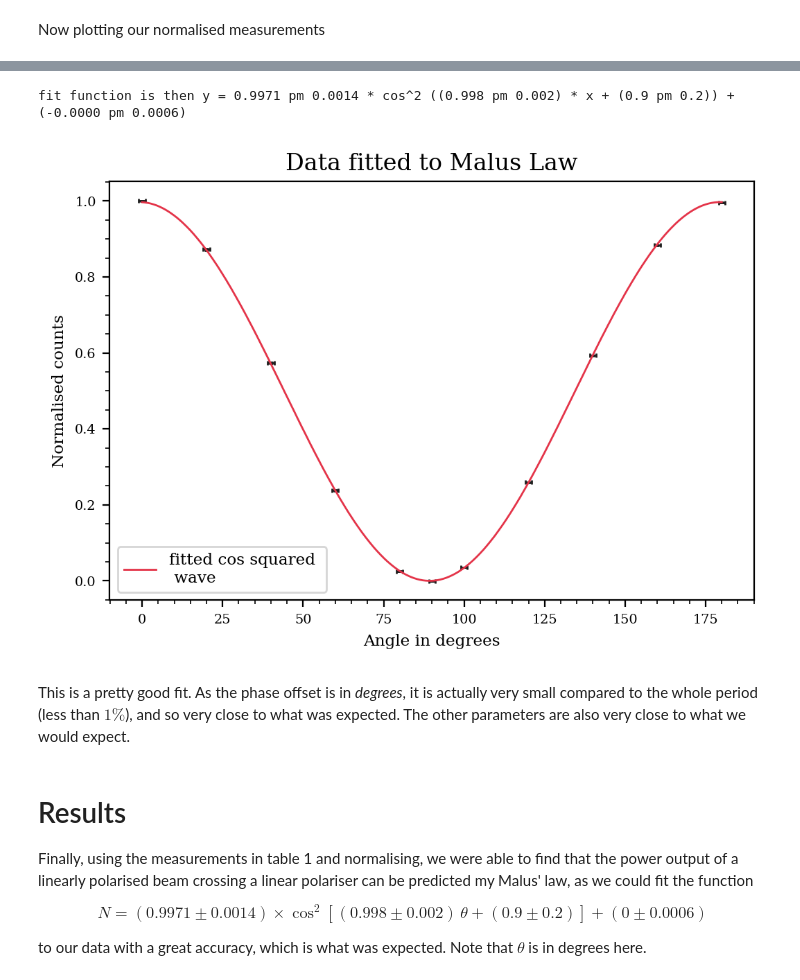
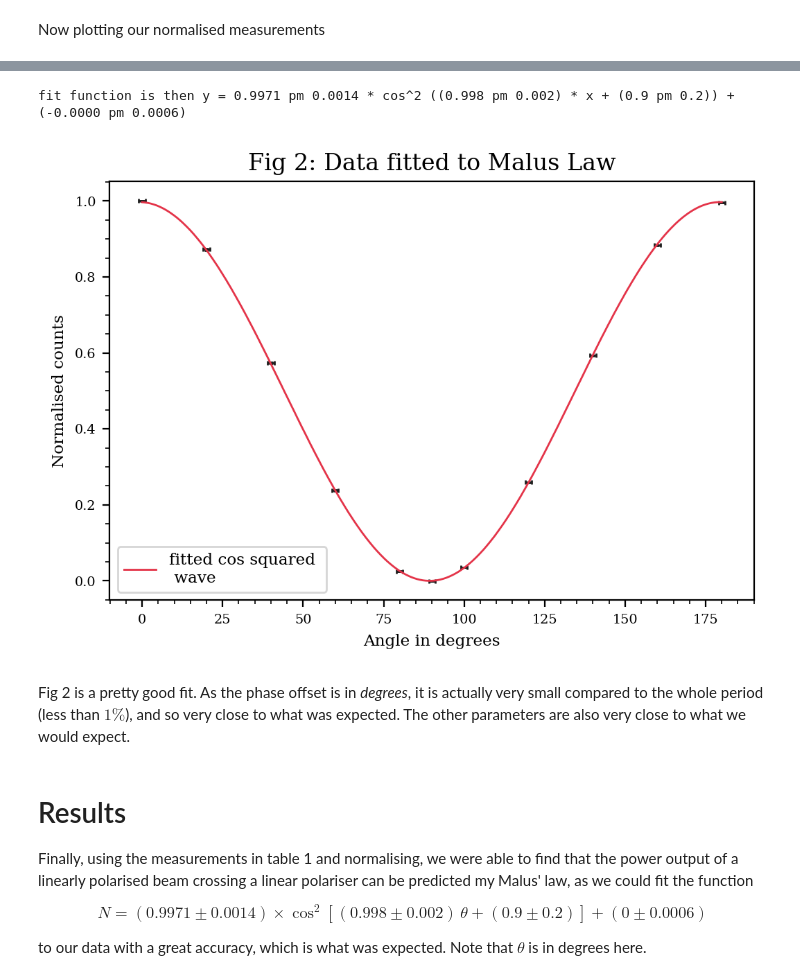
Before and after one commit to MelzieG/Lab3, a Jupyter notebook: Part1.ipynb, the cells around one changed output, grey strips where cells are left out. Saved outputs shown, nothing was run; the diff lists cells and outputs as text; code cells hidden in the pictures.

```diff
--- a/Part1.ipynb
+++ b/Part1.ipynb
@@ -133,37 +147,37 @@ where $A$ is the amplitude, $k$ is a factor multiplying the independent variable
 def cos_sq_function(x, A, k, p, c):
     "general cos^2 function of the form y = A*cos^2(k*x + p) + c"
         # A is the amplitude, k is the multiplying coefficient inside the cosine term, p is the phase offset and c is the y-offset
         # x is the independent variable, y is the dependant variable
 
     X = np.radians(k*x + p) # we need to convert what's in the brackets into radians here because of np.cos
                             # p will then be in degrees and k in degrees^-1
     return A*(np.cos(X))**2 + c
 
 # use scipy.optimize.curve_fit function to fit the cos^2 function to our data
 # choice of initial guesses are:
     # A is amplitude so should be 1, k should be 1 and c, p chould be 0
 
 popt, pcov = optimize.curve_fit(cos_sq_function, angle, norm_counts, p0 = [1, 1, 0, 0], sigma = norm_error)
 
 fitted_A, fitted_k, fitted_p, fitted_c = popt                       #naming fitted parameters
 err_A,    err_k,    err_p,    err_c    = np.sqrt(np.diagonal(pcov)) #naming associated errors
 
 print('fit function is then y = {0:.4f} pm {4:.2g} * cos^2 (({1:.3f} pm {5:.1g}) * x + ({2:.1f} pm {6:.1g})) + ({3:.4f} pm {7:.1g})'.format(fitted_A, fitted_k, fitted_p, fitted_c, err_A, err_k, err_p, err_c))
 
 
 x = np.linspace(0, 180, 1000)                                                      #this is just a dummy variable
 plt.errorbar(angle, norm_counts, yerr=norm_error, xerr=angle_err, fmt='none')      #plot number of counts against angles
 plt.plot(x, cos_sq_function(x, fitted_A, fitted_k, fitted_p, fitted_c), label = 'fitted cos squared \n wave')
 plt.xlabel('Angle in degrees')                                                     #label x-axis
 plt.ylabel('Normalised counts')                                                    #label y-axis
-plt.title('Data fitted to Malus Law')
+plt.title('Fig 2: Data fitted to Malus Law')
 plt.legend()
 plt.show()
 # %% [output]
 fit function is then y = 0.9971 pm 0.0014 * cos^2 ((0.998 pm 0.002) * x + (0.9 pm 0.2)) + (-0.0000 pm 0.0006)
-[figure, old version]
+[figure, new version]
 # %% [markdown]
-This is a pretty good fit. As the phase offset is in *degrees*, it is actually very small compared to the whole period (less than $1 \%$), and so very close to what was expected. The other parameters are also very close to what we would expect.
+Fig 2 is a pretty good fit. As the phase offset is in *degrees*, it is actually very small compared to the whole period (less than $1 \%$), and so very close to what was expected. The other parameters are also very close to what we would expect.
 # %% [markdown]
 # Results
 
```
Also changed, not shown: parts of 7 cells of this notebook, 2 other files.
